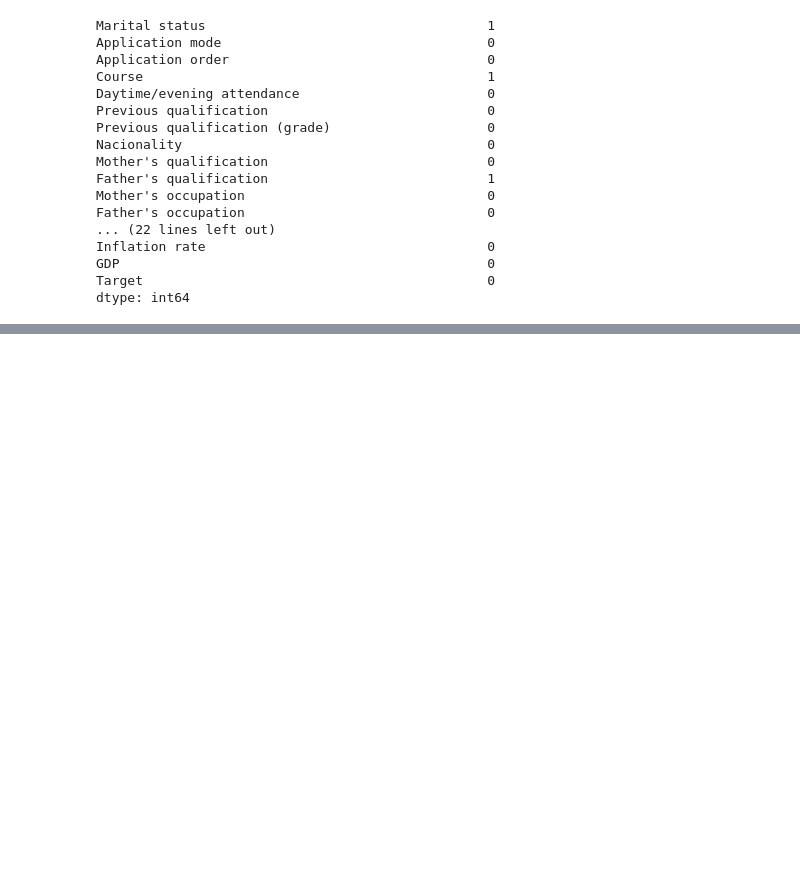
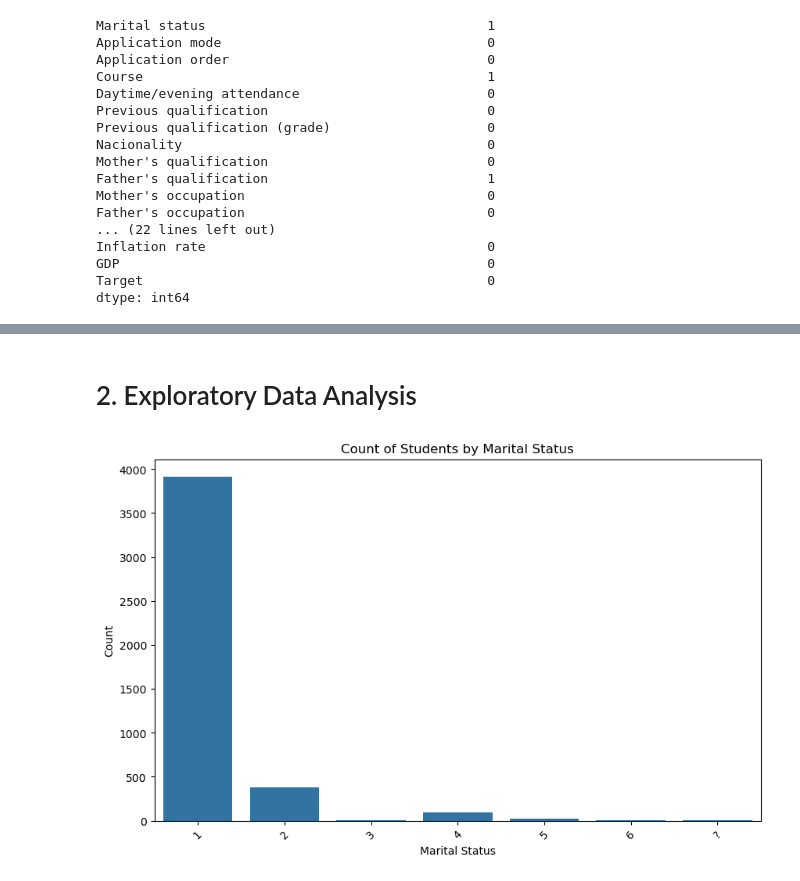
Before and after one commit to Cho1joo/Dara-Prepration, a Jupyter notebook: Choijamt_Bayartai_DPrepHDip_CA1.ipynb, the cells around one changed output, grey strips where cells are left out. Saved outputs shown, nothing was run; the diff lists cells and outputs as text; code cells hidden in the pictures; blank space fills up the shorter version.

```diff
--- a/Choijamt_Bayartai_DPrepHDip_CA1.ipynb
+++ b/Choijamt_Bayartai_DPrepHDip_CA1.ipynb
@@ -102,5 +92,3 @@ Inflation rate                                    0
 GDP                                               0
 Target                                            0
 dtype: int64
-# %%
-st = pd.read_csv("student_data.csv", na_values = "na")
@@ -166,0 +132,12 @@ NameError: name 'aps_median' is not defined
+# %% [markdown]
+# 2. Exploratory Data Analysis
+# %%
+plt.figure(figsize=(10, 6))
+sns.countplot(data=st, x='Marital status')
+plt.title('Count of Students by Marital Status')
+plt.xlabel('Marital Status')
+plt.ylabel('Count')
+plt.xticks(rotation=45)
+plt.show()
+# %% [output]
+[figure, added]
```
Also changed, not shown: parts of 30 cells of this notebook.
